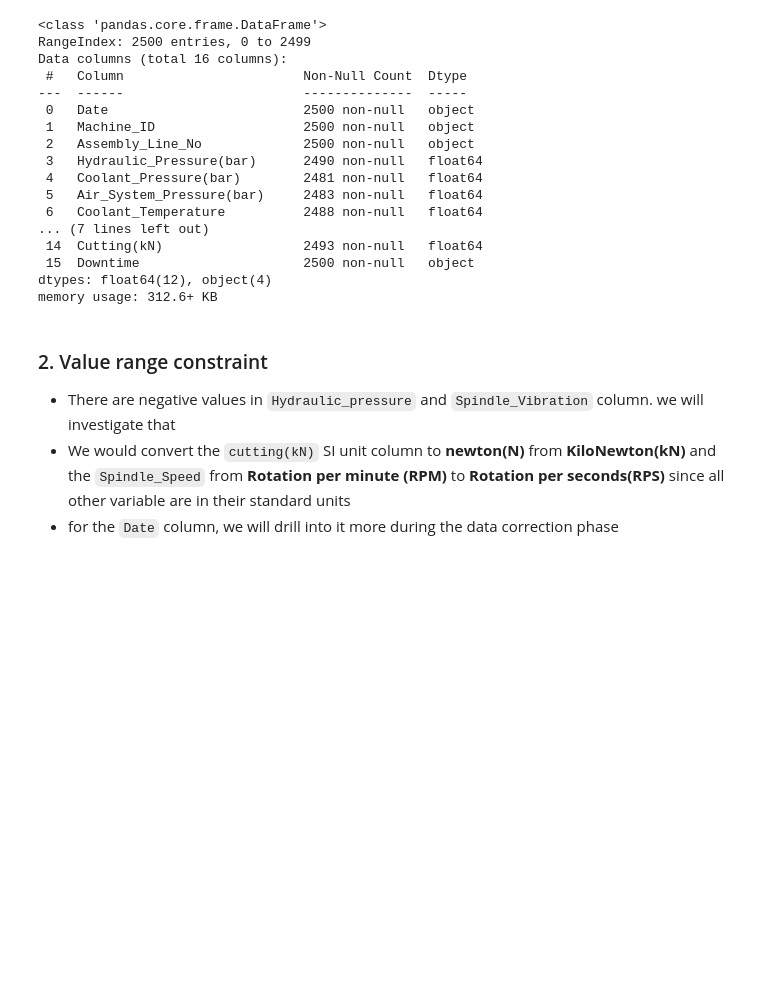
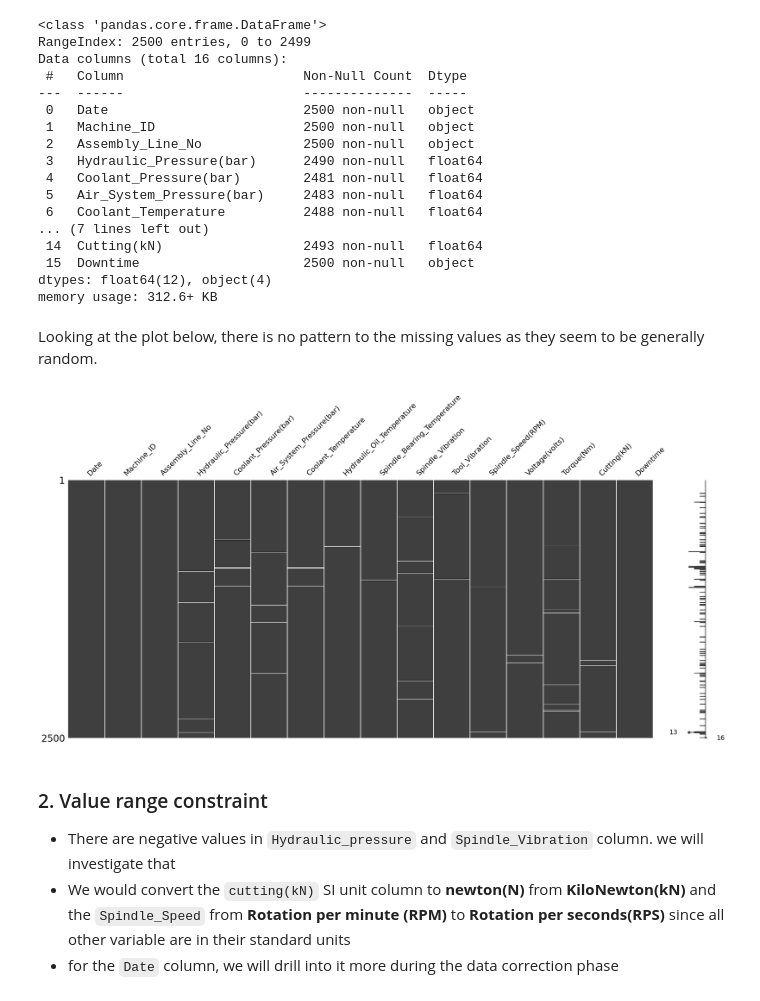
Before and after one commit to SirTee12/Machine-Downtime-Prediction, a Jupyter notebook: notebook/Analysis_machine_downtime.ipynb, the cells around one changed output. Drawn from its saved outputs; the diff is of its cells as text; code cells hidden in the pictures; blank space fills up the shorter version.

```diff
--- a/notebook/Analysis_machine_downtime.ipynb
+++ b/notebook/Analysis_machine_downtime.ipynb
@@ -83,6 +84,14 @@ Data columns (total 16 columns):
  15  Downtime                     2500 non-null   object
 dtypes: float64(12), object(4)
 memory usage: 312.6+ KB
+# %% [markdown]
+Looking at the plot below, there is no pattern to the missing values as they seem to be generally random.
+# %%
+# plot the missing value matrix
+msno.matrix(machine_downtime_ori)
+plt.show()
+# %% [output]
+[figure, added]
 # %% [markdown]
 ### 2. Value range constraint
 + There are negative values in `Hydraulic_pressure` and `Spindle_Vibration` column. we will investigate that
```
Also changed, not shown: parts of 9 cells of this notebook, 1 other file.
